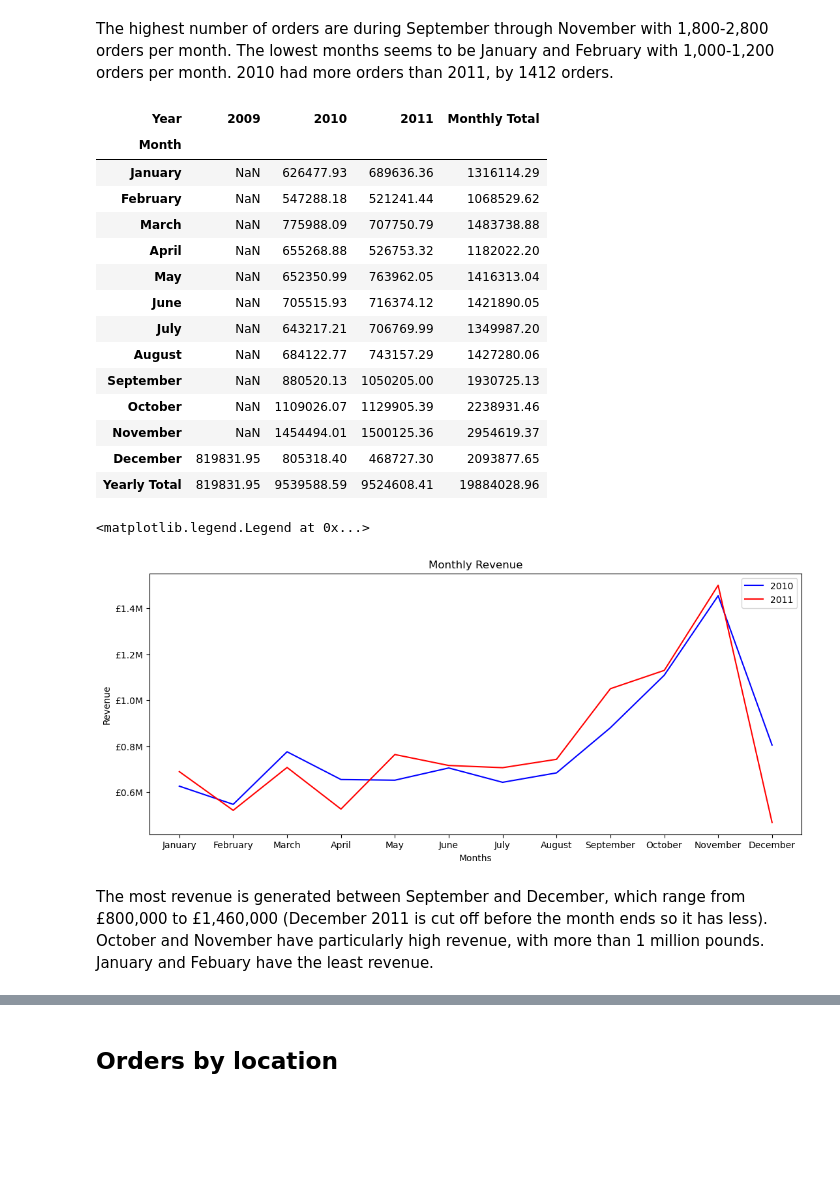
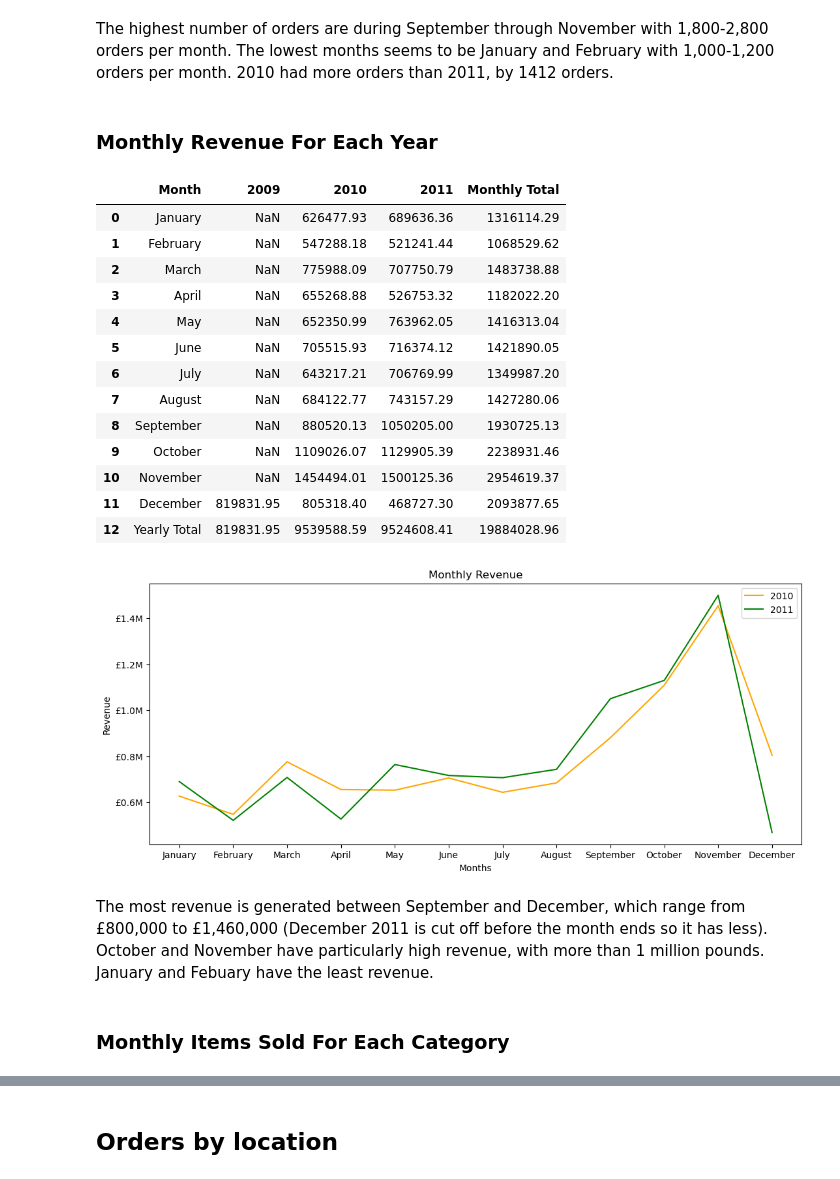
Before and after one commit to takiatah/online-retail-data-sales-analysis, a Jupyter notebook: E-Commerce Sales Analysis.ipynb, the cells around one changed output, grey strips where cells are left out. Saved outputs shown, nothing was run; the diff lists cells and outputs as text; code cells hidden in the pictures; blank space fills up the shorter version.

```diff
--- a/E-Commerce Sales Analysis.ipynb
+++ b/E-Commerce Sales Analysis.ipynb
@@ -306,7 +306,7 @@ category_keywords = {
         "BIRDHOUSE", "PAIL", "HERB"
     ],
     "Party": [
-        "PARTY", "BALLOON", "BIRTHDAY", "CELEBRATION", "CAKE", "STREAMER", "CONFETTI", "INVIT", "RIBBON", "BUNTING"
+        "PARTY", "BALLOON", "BIRTHDAY", "CELEBRATION", "CAKE", "STREAMER", "CONFETTI", "INVIT", "RIBBON", "BUNTING", "PAPER CHAIN"
     ],
     "Holidays": [
         "CHRISTMAS", "XMAS", "SANTA", "REINDEER", "SNOW", "ORNAMENT", "CARD", "WREATH", "GIFT", "WRAP", "GARLAND",
@@ -315,11 +315,12 @@ category_keywords = {
     "Bath & Beauty": [
         "BEAUTY", "COSMETIC", "MAKEUP", "LIP", "NAIL", "MASCARA", "EYE", "LASH", "FACE", "CREAM", "LOTION", "MOISTUR", "PERFUME", "HAIR",
         "FRAGRANCE", "SCENT", "POWDER","BLUSH", "BRUSH", "VANITY", "CONCEALER", "FOUNDATION", "PRIMER", "PALETTE", "LINER", "GLOSS", "SERUM",
-        "SHAMPOO", "CONDITIONER", "SCRUB", "LOOFA", "SOAP", "OIL", "COMB", "BRUSH", "JEWELLERY", "TOOTH", "BALM"
+        "SHAMPOO", "CONDITIONER", "SCRUB", "LOOFA", "SOAP", "OIL", "COMB", "BRUSH", "TOOTH", "BALM"
     ],
-    "Accessories": [
+    "Clothes & Accessories": [
         "NECKLACE", "BRACELET", "EARRING", "JEWELRY", " HAT", "PURSE", "SOMBRERO", "CHAIN", "CHARM", " RING", "BROOCH", "LANYARD", " PIN ",
-        "PENDANT", "WATCH", "BADGE", " BEAD", "CLIP", "HEADPHONES"
+        "PENDANT", "WATCH", "BADGE", " BEAD", "CLIP", "HEADPHONES", "SHIRT", "PANTS", "DRESS", "SHORTS", "SKIRT", "MAXI", " TIE ", " BOW ",
+        "SOCKS", "SHOES", "BOOTS", "JACKET", "SWEATER", "CARDIGAN", "VEST", "JEWELLERY", "SCARF", "GLOVES", "SUNGLASSES"
     ],
     "School & Work": [
         "LUNCH", "BACKPACK", "PENCIL", " PEN", "BOOK", "SCISSOR", "GLUE", "STAPLE", "NOTE", " BOARD", "CRAYON", "MARKER", "BOTTLE",
@@ -759,6 +767,8 @@ axes1.legend()
 [figure]
 # %% [markdown]
 The highest number of orders are during September through November with 1,800-2,800 orders per month. The lowest months seems to be January and February with 1,000-1,200 orders per month. 2010 had more orders than 2011, by 1412 orders.
+# %% [markdown]
+### Monthly Revenue For Each Year
 # %%
 # Revenue for every month in the time period
 # Make pivot table to seperate years
@@ -771,48 +781,51 @@ monthly_revenue = retail_data.pivot_table(
     observed=True)
 monthly_revenue.loc["Yearly Total"] = monthly_revenue.sum(axis=0)
 monthly_revenue["Monthly Total"] = monthly_revenue.sum(axis=1)
-monthly_revenue.round(2)
+monthly_revenue = monthly_revenue.round(2)
+monthly_revenue.reset_index(inplace=True)
+monthly_revenue.columns.name = None
+monthly_revenue
 # %% [output]
-| Year | 2009 | 2010 | 2011 | Monthly Total |
-| Month |  |  |  |  |
-| January | NaN | 626477.93 | 689636.36 | 1316114.29 |
-| February | NaN | 547288.18 | 521241.44 | 1068529.62 |
-| March | NaN | 775988.09 | 707750.79 | 1483738.88 |
-| April | NaN | 655268.88 | 526753.32 | 1182022.20 |
-| May | NaN | 652350.99 | 763962.05 | 1416313.04 |
-| June | NaN | 705515.93 | 716374.12 | 1421890.05 |
-| July | NaN | 643217.21 | 706769.99 | 1349987.20 |
-| August | NaN | 684122.77 | 743157.29 | 1427280.06 |
-| September | NaN | 880520.13 | 1050205.00 | 1930725.13 |
-| October | NaN | 1109026.07 | 1129905.39 | 2238931.46 |
-| November | NaN | 1454494.01 | 1500125.36 | 2954619.37 |
-| December | 819831.95 | 805318.40 | 468727.30 | 2093877.65 |
-| Yearly Total | 819831.95 | 9539588.59 | 9524608.41 | 19884028.96 |
+|  | Month | 2009 | 2010 | 2011 | Monthly Total |
+| 0 | January | NaN | 626477.93 | 689636.36 | 1316114.29 |
+| 1 | February | NaN | 547288.18 | 521241.44 | 1068529.62 |
+| 2 | March | NaN | 775988.09 | 707750.79 | 1483738.88 |
+| 3 | April | NaN | 655268.88 | 526753.32 | 1182022.20 |
+| 4 | May | NaN | 652350.99 | 763962.05 | 1416313.04 |
+| 5 | June | NaN | 705515.93 | 716374.12 | 1421890.05 |
+| 6 | July | NaN | 643217.21 | 706769.99 | 1349987.20 |
+| 7 | August | NaN | 684122.77 | 743157.29 | 1427280.06 |
+| 8 | September | NaN | 880520.13 | 1050205.00 | 1930725.13 |
+| 9 | October | NaN | 1109026.07 | 1129905.39 | 2238931.46 |
+| 10 | November | NaN | 1454494.01 | 1500125.36 | 2954619.37 |
+| 11 | December | 819831.95 | 805318.40 | 468727.30 | 2093877.65 |
+| 12 | Yearly Total | 819831.95 | 9539588.59 | 9524608.41 | 19884028.96 |
 # %%
 # Plot monthly revenue (excluding totals)
 
-fig1 = plt.figure(figsize=(10,4))
-axes1 = fig1.add_axes([0,0,1,1])
-
-monthly_revenue.reset_index(inplace=True)
+fig = plt.figure(figsize=(10,4))
+axes1 = fig.add_axes([0,0,1,1])
 
 axes1.set_title("Monthly Revenue")
 axes1.set_xlabel("Months")
 axes1.set_ylabel("Revenue")
 
 # Formats y axis ticks
 from matplotlib.ticker import FuncFormatter
 
 axes1.yaxis.set_major_formatter(
     FuncFormatter(lambda x, _: f"£{x/1_000_000:.1f}M")
 )
 
-axes1.plot(monthly_revenue["Month"].iloc[:-1], monthly_revenue[2010].iloc[:-1], 'b', label="2010")
-axes1.plot(monthly_revenue["Month"].iloc[:-1], monthly_revenue[2011].iloc[:-1], 'r', label="2011")
+axes1.plot(monthly_revenue["Month"].iloc[:-1], monthly_revenue[2010].iloc[:-1], 'orange', label="2010")
+axes1.plot(monthly_revenue["Month"].iloc[:-1], monthly_revenue[2011].iloc[:-1], 'g', label="2011")
 axes1.legend()
+
+fig.savefig("./visualizations/monthly_revenue.png")
 # %% [output]
-<matplotlib.legend.Legend at 0x...>
-[figure, old version]
+[figure, new version]
 # %% [markdown]
 The most revenue is generated between September and December, which range from £800,000 to £1,460,000 (December 2011 is cut off before the month ends so it has less). October and November have particularly high revenue, with more than 1 million pounds. January and Febuary have the least revenue.
+# %% [markdown]
+### Monthly Items Sold For Each Category
 # %%
```
Also changed, not shown: parts of 21 cells of this notebook, 7 other files.
